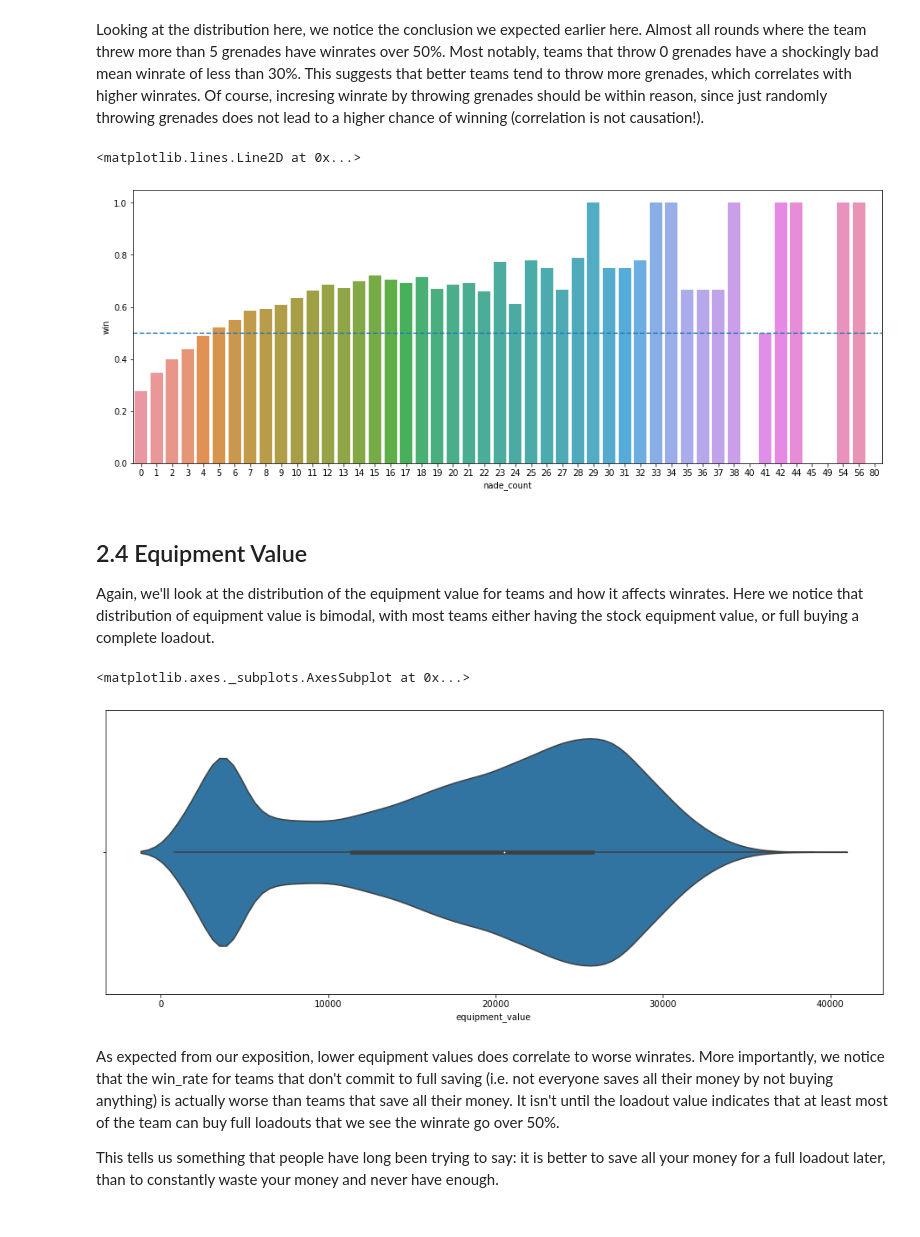
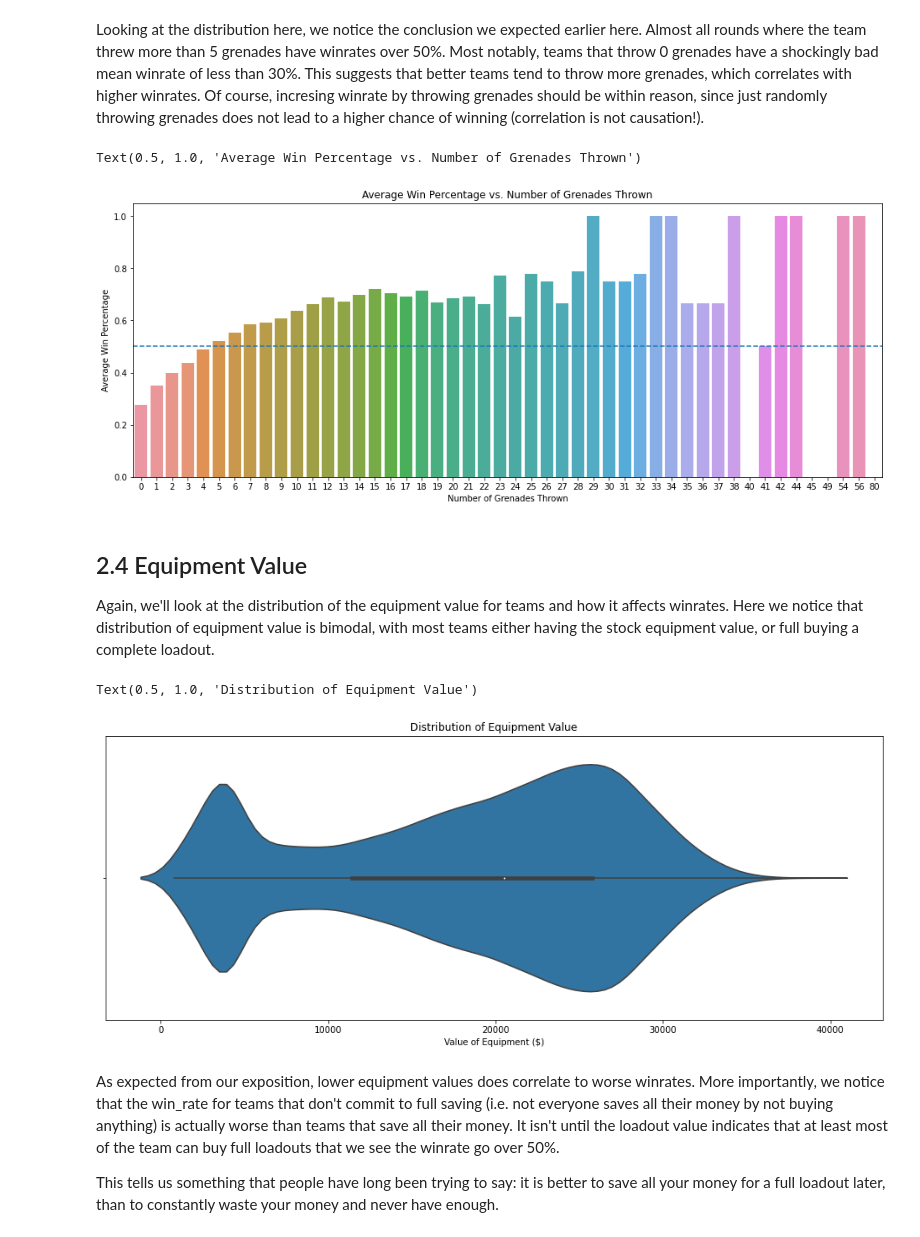
Before and after one commit to Sylean/csgotutorial, a Jupyter notebook: final_tutorial_tree.ipynb, the cells around one changed output. Drawn from its saved outputs; the diff is of its cells as text; code cells hidden in the pictures.

```diff
--- a/final_tutorial_tree.ipynb
+++ b/final_tutorial_tree.ipynb
@@ -684,9 +718,12 @@ nade_wr = nades.groupby('nade_count').mean().reset_index()
 plt.figure(figsize=(16,6))
 ax = sns.barplot(x='nade_count', y='win', data=nade_wr)
 ax.axhline(0.5, linestyle='--')
+ax.set_xlabel('Number of Grenades Thrown')
+ax.set_ylabel('Average Win Percentage')
+ax.set_title('Average Win Percentage vs. Number of Grenades Thrown')
 # %% [output]
-<matplotlib.lines.Line2D at 0x...>
+Text(0.5, 1.0, 'Average Win Percentage vs. Number of Grenades Thrown')
-[figure, old version]
+[figure, new version]
 # %% [markdown]
 ## 2.4 Equipment Value
 
@@ -694,21 +731,24 @@ Again, we'll look at the distribution of the equipment value for teams and how i
 # %%
 evalue = pd.DataFrame()
 
+# 'Stack' the rows so that the first n rows represent Team 1's data, and the next n rows represents Team 2's data
 evalue['equipment_value'] = pd.concat([ \
                                  df_merge['Team_1_Cost'], \
                                  df_merge['Team_2_Cost']
                                 ])
 
 evalue['win'] = pd.concat([ \
                           df_merge['winner_team_1'], \
                           df_merge['winner_team_1'].map(lambda x: 0 if x == 1 else 1) \
                          ])
 
 plt.figure(figsize=(16,6))
-sns.violinplot(x='equipment_value', data=evalue)
+ax = sns.violinplot(x='equipment_value', data=evalue)
+ax.set_xlabel('Value of Equipment ($)')
+ax.set_title('Distribution of Equipment Value')
 # %% [output]
-<matplotlib.axes._subplots.AxesSubplot at 0x...>
+Text(0.5, 1.0, 'Distribution of Equipment Value')
-[figure, old version]
+[figure, new version]
 # %% [markdown]
 As expected from our exposition, lower equipment values does correlate to worse winrates. More importantly, we notice that the win_rate for teams that don't commit to full saving (i.e. not everyone saves all their money by not buying anything) is actually worse than teams that save all their money. It isn't until the loadout value indicates that at least most of the team can buy full loadouts that we see the winrate go over 50%.
 
```
Also changed, not shown: parts of 33 cells of this notebook, 1 other file.
